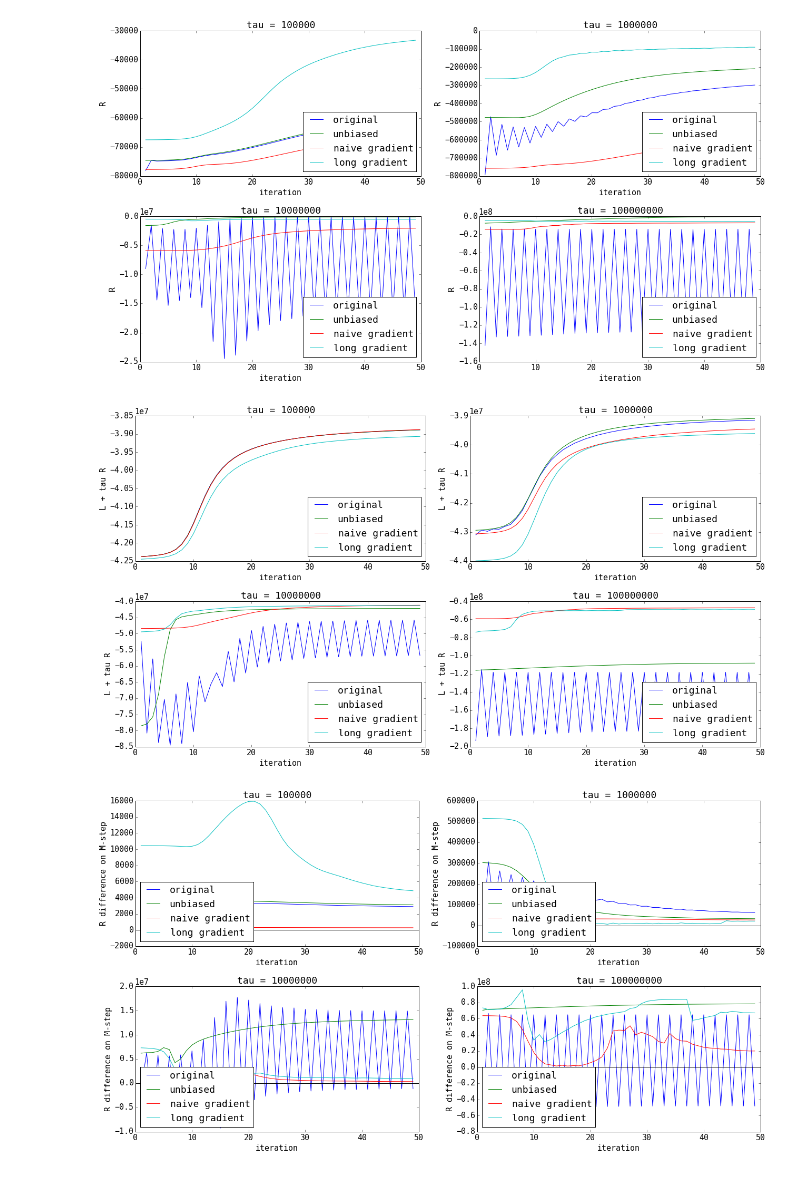
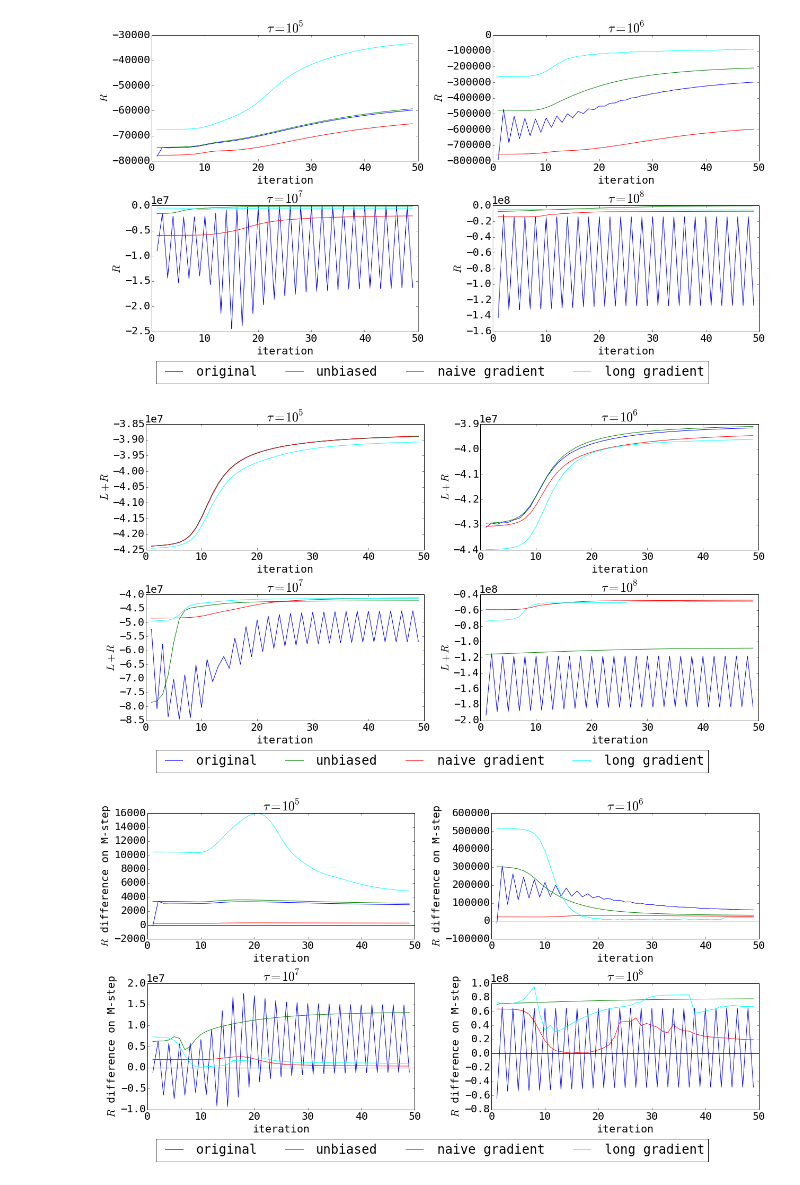
Before and after one commit to ilirhin/Diploma, a Jupyter notebook: Experiment/Parser.ipynb, the cells around one changed output. Saved outputs shown, nothing was run; the diff lists cells and outputs as text; code cells hidden in the pictures.

```diff
--- a/Experiment/Parser.ipynb
+++ b/Experiment/Parser.ipynb
@@ -73,24 +73,32 @@ import numpy as np
 TEMPLATE = 'E:/diploma_logs/topics_{topics}/{ttype}_topics_{topics}_reg_tau_{tau}.000000.log'
 TYPES = ['original', 'unbiased', 'gradient_x1', 'gradient_x50']
 LEGEND = ['original', 'unbiased', 'naive gradient', 'long gradient']
+COLORS = ['blue', 'green', 'red', 'cyan']
 TAUS = [100000, 1000000, 10000000, 100000000]
 # %%
 def plot(topics, name, legeng_loc, x_axis, y_axis, start_pos=1, zero_line=False):
-    plt.figure(figsize=(18, 10))
+    fig = plt.figure(figsize=(18, 10))
     for i, tau in enumerate(TAUS):
         plt.subplot(2, 2, i + 1)
-        #plt.title(r'$\tau = 10^{' + str(int(round(np.log(tau) / np.log(10)))) + '}$')
-        plt.title('tau = ' + str(tau))
-        for ttype in TYPES:
+        plt.title('$\\tau = 10^{' + str(int(round(np.log(tau) / np.log(10)))) + '}$')
+        #plt.title('tau = ' + str(tau))
+        lines = []
+        for color, ttype in zip(COLORS, TYPES):
             values = [np.mean(x) for x in parse_log(TEMPLATE.format(topics=topics, tau=tau, ttype=ttype), tau)[name]]
-            plt.plot(range(start_pos, 50), values[start_pos:])
-            plt.legend(LEGEND, loc=legeng_loc)
+            #values2 = [np.mean(x) - (np.std(x)) for x in parse_log(TEMPLATE.format(topics=topics, tau=tau, ttype=ttype), tau)[name]]
+            lines.extend(plt.plot(range(start_pos, 50), values[start_pos:], color=color))
+            #plt.plot(range(start_pos, 50), values2[start_pos:], color=color)
+            #plt.legend(LEGEND, loc=legeng_loc)
             plt.xlabel(x_axis)
             plt.ylabel(y_axis)
         if zero_line:
             plt.axhline(0, color='black')
+
     plt.tight_layout()
-    plt.savefig('E:/topics_' + str(topics) + '_' + str(name) + '.eps', format='eps')
+    plt.subplots_adjust(bottom=.16)
+    lgd = plt.figlegend(lines, LEGEND, loc='lower center', ncol=4)
+
+    plt.savefig('E:/topics_' + str(topics) + '_' + str(name) + '.eps', format='eps', additional_artists=[lgd], bbox_inches="tight")
     plt.show()
 # %%
 plot(10, 'MinTopicSize', 'lower left', 'iteration', 'MinTopicSize')
@@ -131,13 +139,13 @@ plot(30, 'MinTopicSize', 'upper right', 'iteration', 'MinTopicSize')
 # %%
-plot(30, 'R_values', 'lower right', 'iteration', 'R')
+plot(30, 'R_values', 'lower right', 'iteration', '$R$')
 # %% [output]
-[figure, old version]
+[figure, new version]
 # %%
-plot(30, 'LR_values', 'lower right', 'iteration', 'L + tau R')
+plot(30, 'LR_values', 'lower right', 'iteration', '$L + R$')
 # %% [output]
-[figure, old version]
+[figure, new version]
 # %%
-plot(30, 'RMstepDiff', 'lower left', 'iteration', 'R difference on M-step', zero_line=True)
+plot(30, 'RMstepDiff', 'upper right', 'iteration', '$R$ difference on M-step', zero_line=True)
 # %% [output]
-[figure, old version]
+[figure, new version]
 # %%
```
Also changed, not shown: parts of 22 cells of this notebook, 14 other files.
